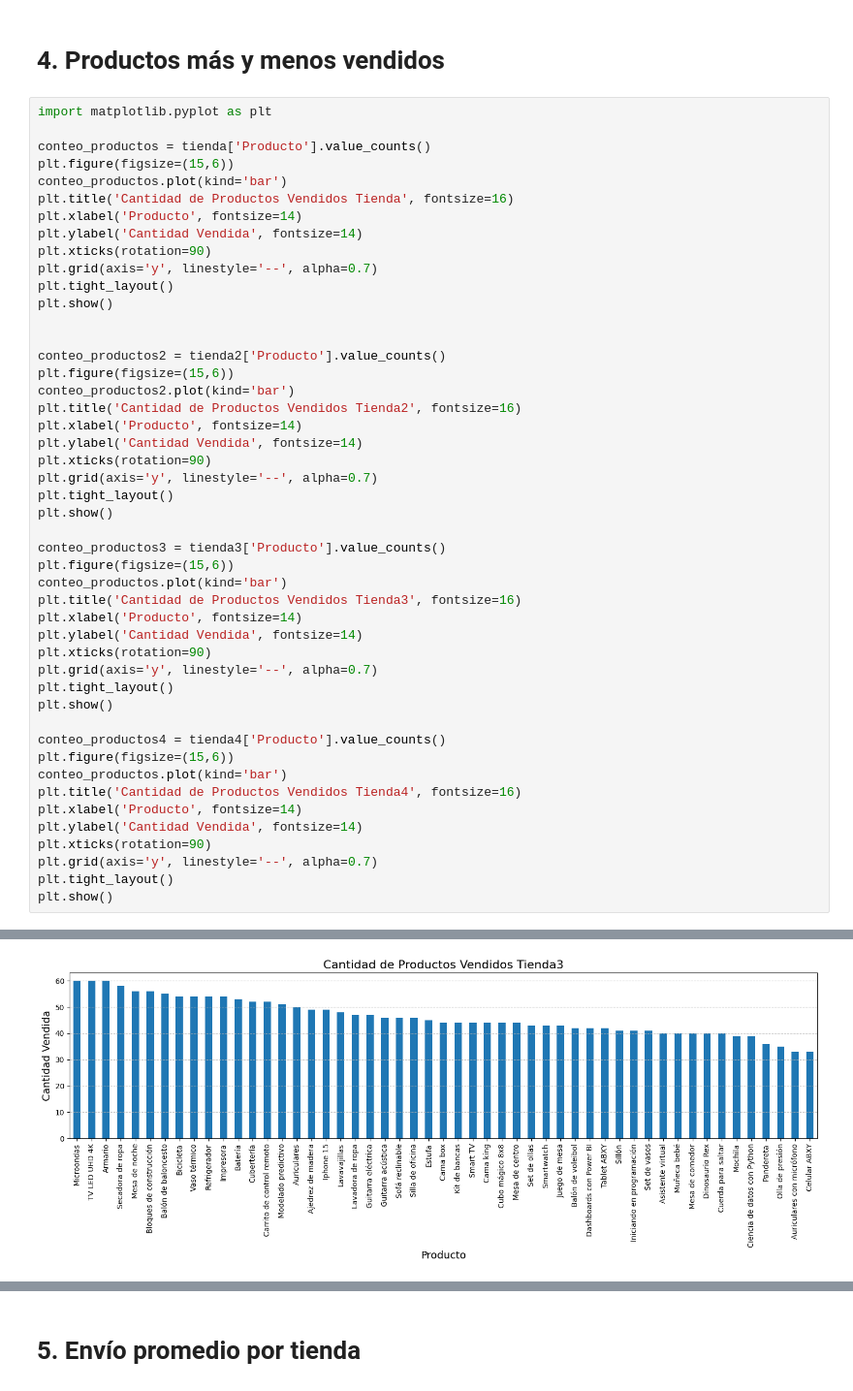
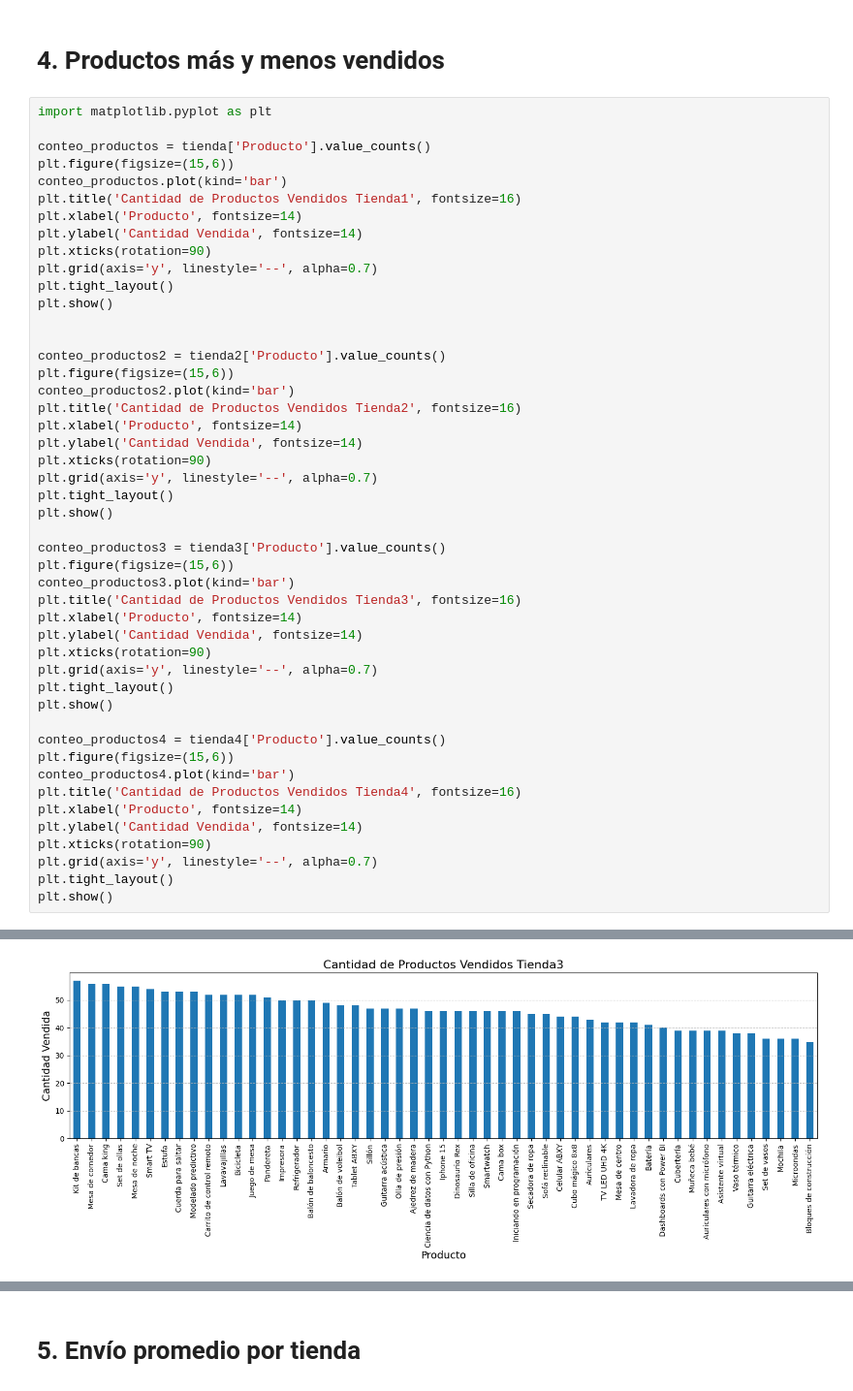
Before and after one commit to fmonteci/AluraStore, a Jupyter notebook: AluraStoreLatam.ipynb, the cells around one changed output, grey strips where cells are left out. Shown at 97% size. Cells and saved outputs as stored; diff of their text form.

```diff
--- a/AluraStoreLatam.ipynb
+++ b/AluraStoreLatam.ipynb
@@ -187,7 +194,7 @@ import matplotlib.pyplot as plt
 conteo_productos = tienda['Producto'].value_counts()
 plt.figure(figsize=(15,6))
 conteo_productos.plot(kind='bar')
-plt.title('Cantidad de Productos Vendidos Tienda', fontsize=16)
+plt.title('Cantidad de Productos Vendidos Tienda1', fontsize=16)
 plt.xlabel('Producto', fontsize=14)
 plt.ylabel('Cantidad Vendida', fontsize=14)
 plt.xticks(rotation=90)
@@ -202,33 +209,33 @@ conteo_productos2.plot(kind='bar')
 plt.title('Cantidad de Productos Vendidos Tienda2', fontsize=16)
 plt.xlabel('Producto', fontsize=14)
 plt.ylabel('Cantidad Vendida', fontsize=14)
 plt.xticks(rotation=90)
 plt.grid(axis='y', linestyle='--', alpha=0.7)
 plt.tight_layout()
 plt.show()
 
 conteo_productos3 = tienda3['Producto'].value_counts()
 plt.figure(figsize=(15,6))
-conteo_productos.plot(kind='bar')
+conteo_productos3.plot(kind='bar')
 plt.title('Cantidad de Productos Vendidos Tienda3', fontsize=16)
 plt.xlabel('Producto', fontsize=14)
 plt.ylabel('Cantidad Vendida', fontsize=14)
 plt.xticks(rotation=90)
 plt.grid(axis='y', linestyle='--', alpha=0.7)
 plt.tight_layout()
 plt.show()
 
 conteo_productos4 = tienda4['Producto'].value_counts()
 plt.figure(figsize=(15,6))
-conteo_productos.plot(kind='bar')
+conteo_productos4.plot(kind='bar')
 plt.title('Cantidad de Productos Vendidos Tienda4', fontsize=16)
 plt.xlabel('Producto', fontsize=14)
 plt.ylabel('Cantidad Vendida', fontsize=14)
 plt.xticks(rotation=90)
 plt.grid(axis='y', linestyle='--', alpha=0.7)
 plt.tight_layout()
 plt.show()
 # %% [output]
 [figure]
 [figure]
-[figure, old version]
+[figure, new version]
```
Also changed, not shown: parts of 21 cells of this notebook.
